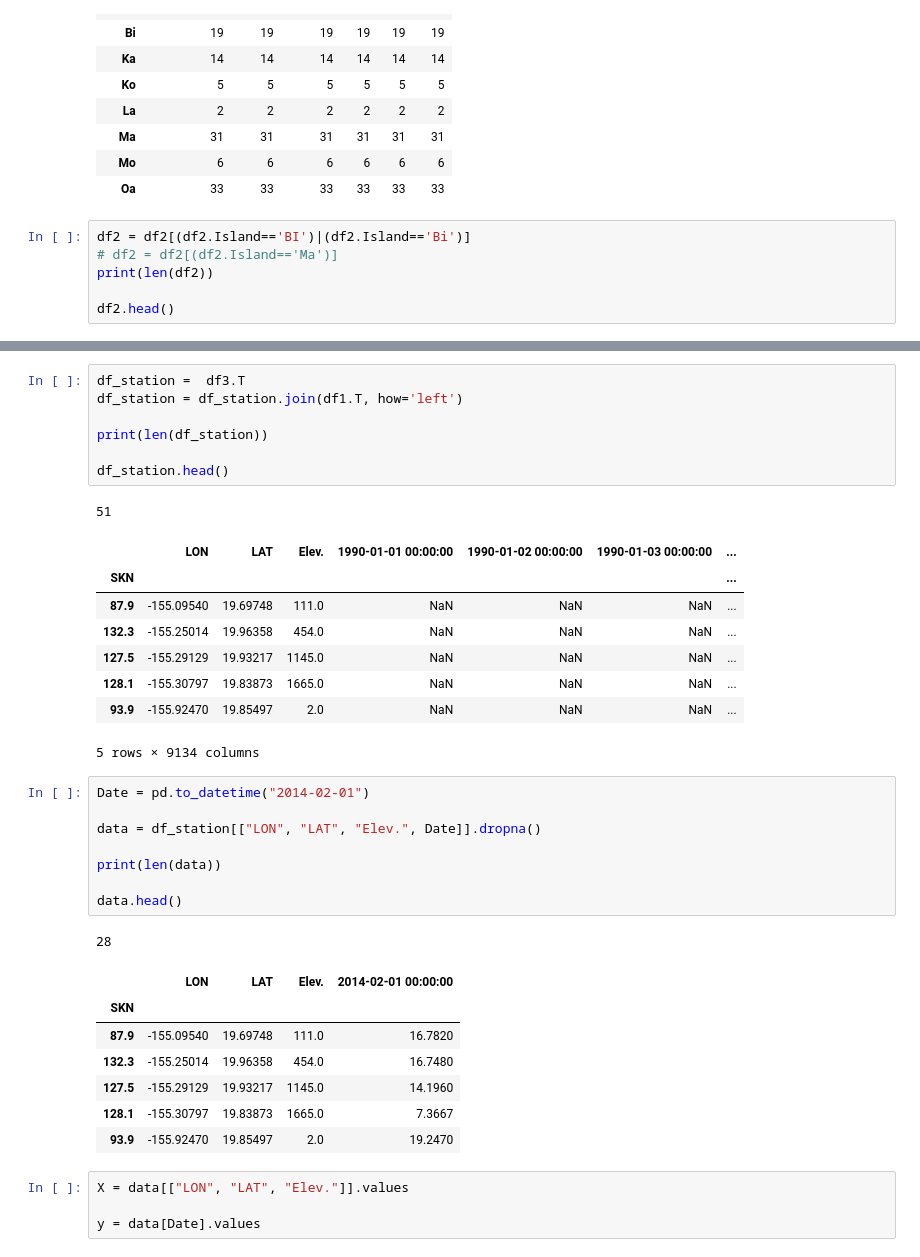
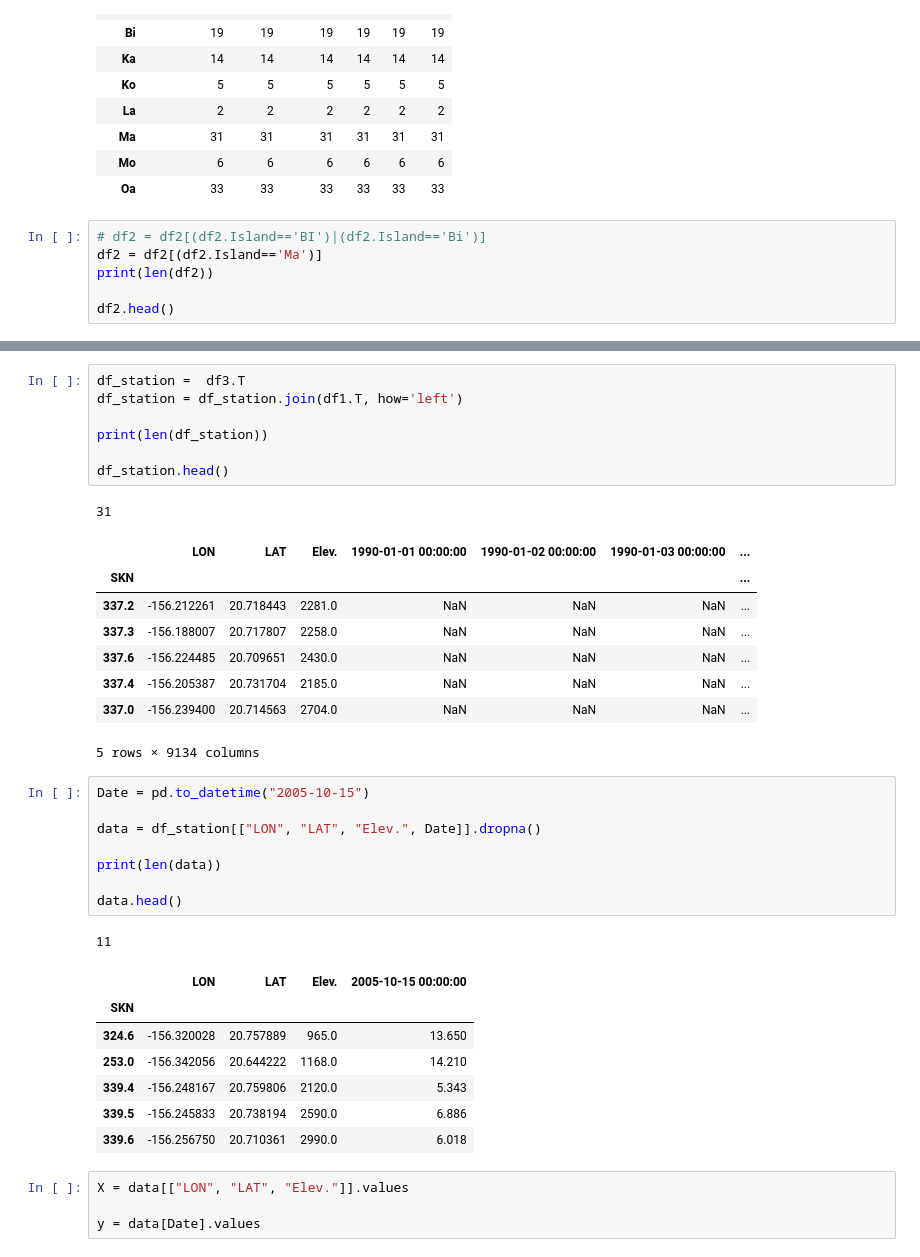
Before and after one commit to ekourkchi/WildFire, a Jupyter notebook: Exploration.ipynb, the cells around one changed output, grey strips where cells are left out. Drawn from its saved outputs; the diff is of its cells as text.

```diff
--- a/Exploration.ipynb
+++ b/Exploration.ipynb
@@ -84,8 +84,8 @@ df2.groupby("Island").count()
 | Mo | 6 | 6 | 6 | 6 | 6 | 6 |
 | Oa | 33 | 33 | 33 | 33 | 33 | 33 |
 # %%
-df2 = df2[(df2.Island=='BI')|(df2.Island=='Bi')]
-# df2 = df2[(df2.Island=='Ma')]
+# df2 = df2[(df2.Island=='BI')|(df2.Island=='Bi')]
+df2 = df2[(df2.Island=='Ma')]
 print(len(df2))
 
 df2.head()
@@ -182,32 +182,32 @@ print(len(df_station))
 
 df_station.head()
 # %% [output]
-51
+31
 |  | LON | LAT | Elev. | 1990-01-01 00:00:00 | 1990-01-02 00:00:00 | 1990-01-03 00:00:00 | ... |
 | SKN |  |  |  |  |  |  | ... |
-| 87.9 | -155.09540 | 19.69748 | 111.0 | NaN | NaN | NaN | ... |
-| 132.3 | -155.25014 | 19.96358 | 454.0 | NaN | NaN | NaN | ... |
-| 127.5 | -155.29129 | 19.93217 | 1145.0 | NaN | NaN | NaN | ... |
-| 128.1 | -155.30797 | 19.83873 | 1665.0 | NaN | NaN | NaN | ... |
-| 93.9 | -155.92470 | 19.85497 | 2.0 | NaN | NaN | NaN | ... |
+| 337.2 | -156.212261 | 20.718443 | 2281.0 | NaN | NaN | NaN | ... |
+| 337.3 | -156.188007 | 20.717807 | 2258.0 | NaN | NaN | NaN | ... |
+| 337.6 | -156.224485 | 20.709651 | 2430.0 | NaN | NaN | NaN | ... |
+| 337.4 | -156.205387 | 20.731704 | 2185.0 | NaN | NaN | NaN | ... |
+| 337.0 | -156.239400 | 20.714563 | 2704.0 | NaN | NaN | NaN | ... |
 5 rows × 9134 columns
 # %%
-Date = pd.to_datetime("2014-02-01")
+Date = pd.to_datetime("2005-10-15")
 
 data = df_station[["LON", "LAT", "Elev.", Date]].dropna()
 
 print(len(data))
 
 data.head()
 # %% [output]
-28
+11
-|  | LON | LAT | Elev. | 2014-02-01 00:00:00 |
+|  | LON | LAT | Elev. | 2005-10-15 00:00:00 |
 | SKN |  |  |  |  |
-| 87.9 | -155.09540 | 19.69748 | 111.0 | 16.7820 |
-| 132.3 | -155.25014 | 19.96358 | 454.0 | 16.7480 |
-| 127.5 | -155.29129 | 19.93217 | 1145.0 | 14.1960 |
-| 128.1 | -155.30797 | 19.83873 | 1665.0 | 7.3667 |
-| 93.9 | -155.92470 | 19.85497 | 2.0 | 19.2470 |
+| 324.6 | -156.320028 | 20.757889 | 965.0 | 13.650 |
+| 253.0 | -156.342056 | 20.644222 | 1168.0 | 14.210 |
+| 339.4 | -156.248167 | 20.759806 | 2120.0 | 5.343 |
+| 339.5 | -156.245833 | 20.738194 | 2590.0 | 6.886 |
+| 339.6 | -156.256750 | 20.710361 | 2990.0 | 6.018 |
 # %%
 X = data[["LON", "LAT", "Elev."]].values
 
```
Also changed, not shown: parts of 14 cells of this notebook, 1 other file.
